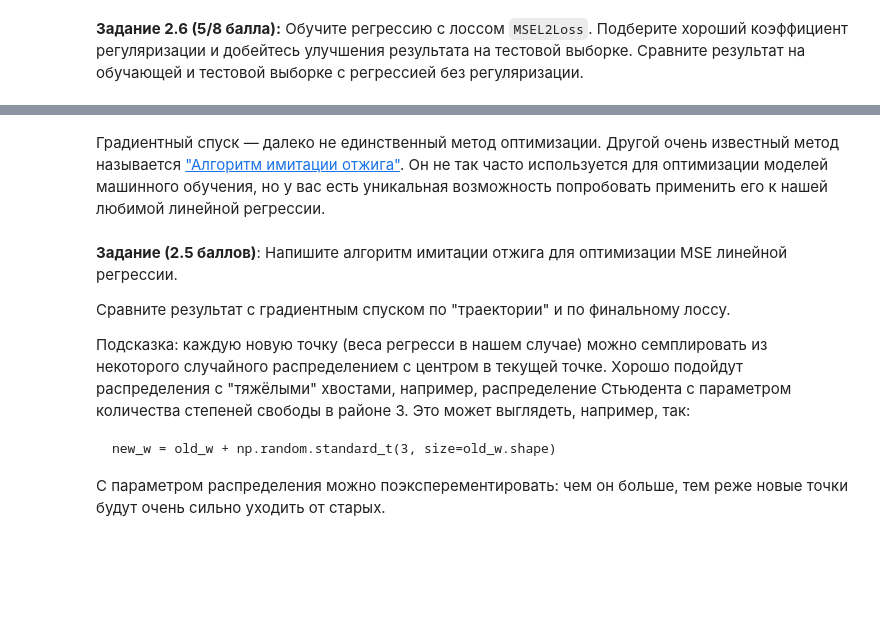
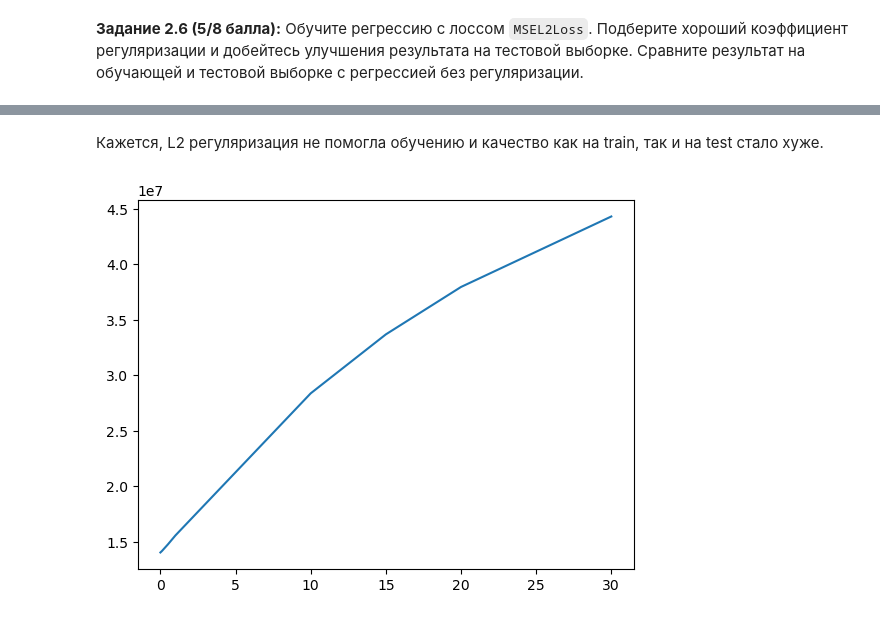
Before and after one commit to OkoksNeDam/iad-intro-ds-hw, a Jupyter notebook: hw_05_grad/hw_05_gd.ipynb, the cells around one changed output, grey strips where cells are left out. Cells and saved outputs as stored; diff of their text form; code cells hidden in the pictures; blank space fills up the shorter version.

````diff
--- a/hw_05_grad/hw_05_gd.ipynb
+++ b/hw_05_grad/hw_05_gd.ipynb
@@ -618,0 +694,8 @@ from sklearn.metrics import mean_squared_error
+# %%
+from sklearn.metrics import mean_squared_error
+
+train_predictions = linear_regression.predict(X_train)
+test_predictions = linear_regression.predict(X_test)
+
+print(f'Train MSE: {mean_squared_error(y_train, train_predictions)}')
+print(f'Test MSE: {mean_squared_error(y_test, test_predictions)}')
@@ -659,8 +745,7 @@ class MSEL2Loss(BaseLoss):
         :param w: np.ndarray размера (n_features,) с весами линейной регрессии. Последний вес -- bias.
         :output: число -- значения функции потерь
         """
-        # -- YOUR CODE HERE --
-        # Вычислите значение функции потерь при помощи X, y и w и верните его
+        return np.linalg.norm(np.dot(X, w) - y) ** 2 / X.shape[0] + self.coef * np.linalg.norm(w[:-1]) ** 2
 
     def calc_grad(self, X: np.ndarray, y: np.ndarray, w: np.ndarray) -> np.ndarray:
         """
@@ -670,11 +755,14 @@ class MSEL2Loss(BaseLoss):
         :param w: np.ndarray размера (n_features,) с весами линейной регрессии
         :output: np.ndarray размера (n_features,) градиент функции потерь по весам w
         """
-        # -- YOUR CODE HERE --
-        # Вычислите значение вектора градиента при помощи X, y и w и верните его
+        grad = np.dot(X.T, (np.dot(X, w) - y)) * 2 / X.shape[0]
+        w_reg = w.copy()
+        w_reg[-1] = 0
+        return grad + 2 * self.coef * w_reg
 # %% [markdown]
 Теперь мы можем использовать лосс с l2 регуляризацией в нашей регрессии, например, так:
 # %%
-linear_regression = LinearRegression(MSEL2Loss(0.1))
+linear_regression = LinearRegression(MSEL2Loss(0.1), lr=0.001)
+linear_regression.fit(X_train, y_train);
 # %% [markdown]
 **Задание 2.6 (5/8 балла):** Обучите регрессию с лоссом `MSEL2Loss`. Подберите хороший коэффициент регуляризации и добейтесь улучшения результата на тестовой выборке. Сравните результат на обучающей и тестовой выборке с регрессией без регуляризации.
@@ -748,15 +768,0 @@ class HuberLoss(BaseLoss):
-# %% [markdown]
-Градиентный спуск — далеко не единственный метод оптимизации.
-Другой очень известный метод называется ["Алгоритм имитации отжига"](https://ru.wikipedia.org/wiki/%D0%90%D0%BB%D0%B3%D0%BE%D1%80%D0%B8%D1%82%D0%BC_%D0%B8%D0%BC%D0%B8%D1%82%D0%B0%D1%86%D0%B8%D0%B8_%D0%BE%D1%82%D0%B6%D0%B8%D0%B3%D0%B0). Он не так часто используется для оптимизации моделей машинного обучения, но у вас есть уникальная возможность попробовать применить его к нашей любимой линейной регрессии.
-# %% [markdown]
-**Задание (2.5 баллов)**:
-Напишите алгоритм имитации отжига для оптимизации MSE линейной регрессии.
-
-Сравните результат с градиентным спуском по "траектории" и по финальному лоссу.
-
-Подсказка: каждую новую точку (веса регресси в нашем случае) можно семплировать из некоторого случайного распределением с центром в текущей точке. Хорошо подойдут распределения с "тяжёлыми" хвостами, например, распределение Стьюдента с параметром количества степеней свободы в районе 3.
-Это может выглядеть, например, так:
-```
-new_w = old_w + np.random.standard_t(3, size=old_w.shape)
-```
-С параметром распределения можно поэксперементировать: чем он больше, тем реже новые точки будут очень сильно уходить от старых.
@@ -764,0 +769,16 @@ new_w = old_w + np.random.standard_t(3, size=old_w.shape)
+# %% [markdown]
+Кажется, L2 регуляризация не помогла обучению и качество как на train, так и на test стало хуже.
+# %%
+reg_params = [0, 0.1, 0.5, 1, 10, 15, 20, 30]
+mse_test_history = []
+
+for reg_param in reg_params:
+    linear_regression = LinearRegression(MSEL2Loss(reg_param), lr=0.001)
+    linear_regression.fit(X_train, y_train)
+    test_predictions = linear_regression.predict(X_test)
+    mse_test_history += [mean_squared_error(y_test, test_predictions)]
+# %%
+plt.plot(reg_params, mse_test_history)
+plt.show();
+# %% [output]
+[figure, added]
````
Also changed, not shown: parts of 42 cells of this notebook.
